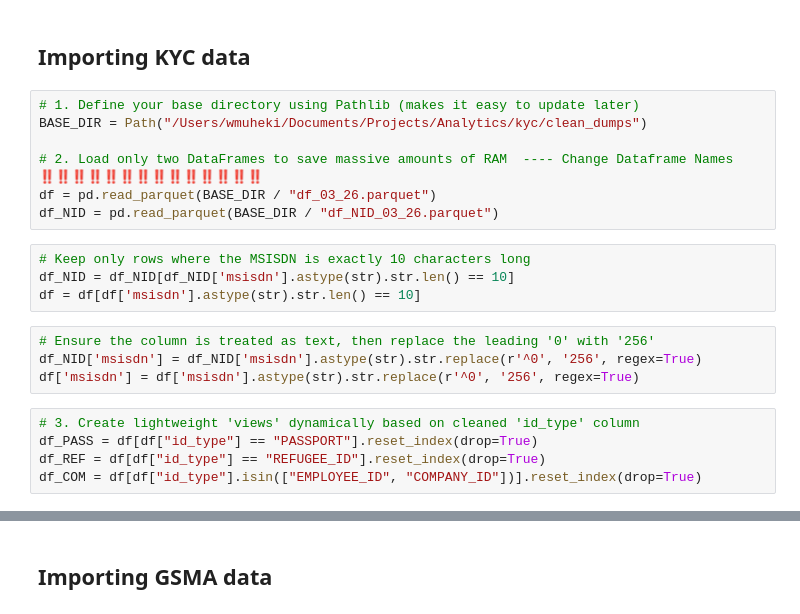
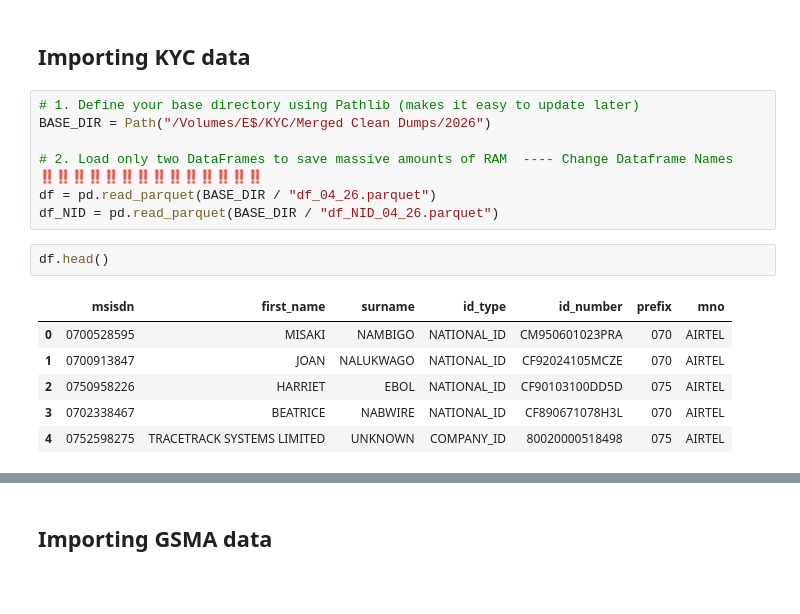
Before and after one commit to wmuheki/ceir_analytics, a Jupyter notebook: 1. explore_transform_Load.ipynb, the cells around one changed output, grey strips where cells are left out. Drawn from its saved outputs; the diff is of its cells as text; blank space fills up the shorter version.

```diff
--- a/1. explore_transform_Load.ipynb
+++ b/1. explore_transform_Load.ipynb
@@ -6,24 +9,20 @@ from pathlib import Path
 ## Importing KYC data
 # %%
 # 1. Define your base directory using Pathlib (makes it easy to update later)
-BASE_DIR = Path("/Users/wmuheki/Documents/Projects/Analytics/kyc/clean_dumps")
+BASE_DIR = Path("/Volumes/E$/KYC/Merged Clean Dumps/2026")
 
 # 2. Load only two DataFrames to save massive amounts of RAM  ---- Change Dataframe Names ‼️‼️‼️‼️‼️‼️‼️‼️‼️‼️‼️‼️‼️‼️
-df = pd.read_parquet(BASE_DIR / "df_03_26.parquet")
-df_NID = pd.read_parquet(BASE_DIR / "df_NID_03_26.parquet")
+df = pd.read_parquet(BASE_DIR / "df_04_26.parquet")
+df_NID = pd.read_parquet(BASE_DIR / "df_NID_04_26.parquet")
-# %%
-# Keep only rows where the MSISDN is exactly 10 characters long
-df_NID = df_NID[df_NID['msisdn'].astype(str).str.len() == 10]
-df = df[df['msisdn'].astype(str).str.len() == 10]
-# %%
-# Ensure the column is treated as text, then replace the leading '0' with '256'
-df_NID['msisdn'] = df_NID['msisdn'].astype(str).str.replace(r'^0', '256', regex=True)
-df['msisdn'] = df['msisdn'].astype(str).str.replace(r'^0', '256', regex=True)
-# %%
-# 3. Create lightweight 'views' dynamically based on cleaned 'id_type' column
-df_PASS = df[df["id_type"] == "PASSPORT"].reset_index(drop=True)
-df_REF = df[df["id_type"] == "REFUGEE_ID"].reset_index(drop=True)
-df_COM = df[df["id_type"].isin(["EMPLOYEE_ID", "COMPANY_ID"])].reset_index(drop=True)
+# %%
+df.head()
+# %% [output]
+|  | msisdn | first_name | surname | id_type | id_number | prefix | mno |
+| 0 | 0700528595 | MISAKI | NAMBIGO | NATIONAL_ID | CM950601023PRA | 070 | AIRTEL |
+| 1 | 0700913847 | JOAN | NALUKWAGO | NATIONAL_ID | CF92024105MCZE | 070 | AIRTEL |
+| 2 | 0750958226 | HARRIET | EBOL | NATIONAL_ID | CF90103100DD5D | 075 | AIRTEL |
+| 3 | 0702338467 | BEATRICE | NABWIRE | NATIONAL_ID | CF890671078H3L | 070 | AIRTEL |
+| 4 | 0752598275 | TRACETRACK SYSTEMS LIMITED | UNKNOWN | COMPANY_ID | 80020000518498 | 075 | AIRTEL |
 # %%
 df_NID.head()
 # %% [output]
```
Also changed, not shown: parts of 73 cells of this notebook, 2 other files.
